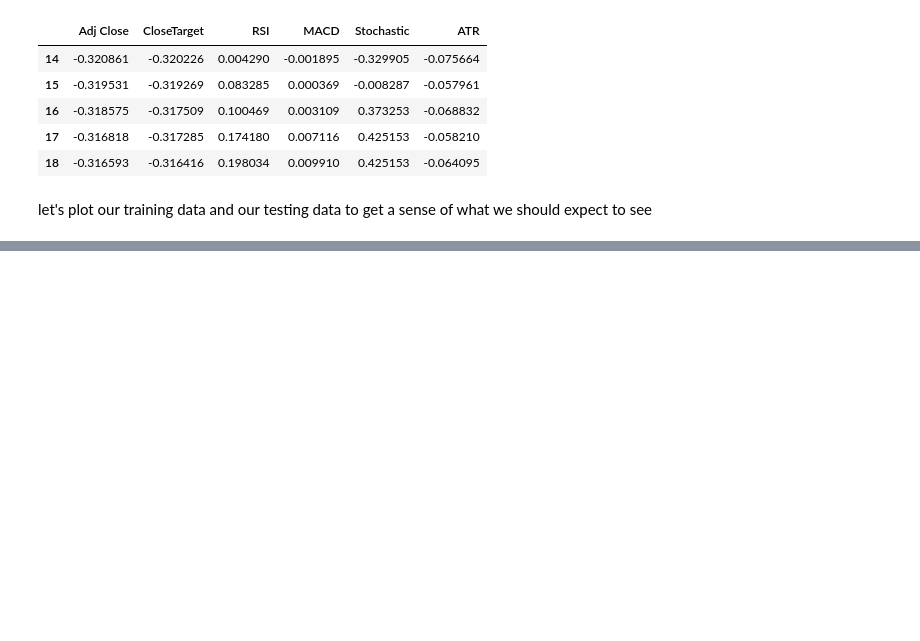
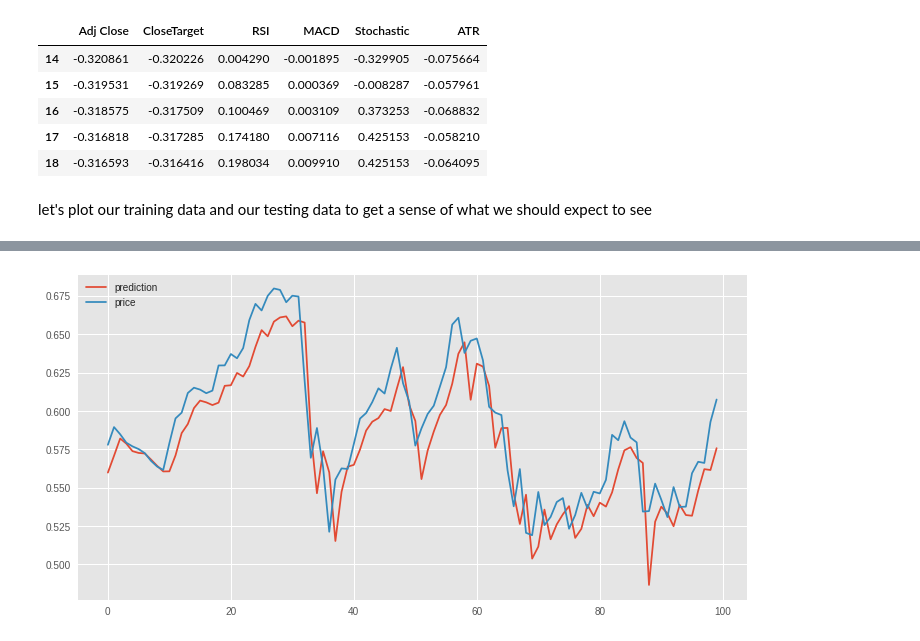
Before and after one commit to NamitraKali/Stock-Price-Prediction, a Jupyter notebook: RNN_Predictor.ipynb, the cells around one changed output, grey strips where cells are left out. Cells and saved outputs as stored; diff of their text form; code cells hidden in the pictures; blank space fills up the shorter version.

```diff
--- a/RNN_Predictor.ipynb
+++ b/RNN_Predictor.ipynb
@@ -361,0 +380,4 @@ ValueError: ignored
+# %%
+# Our input data for an LSTM has to have the shape (samples, time_steps, feature)
+trainX = trainX.reshape(samples, time_steps, features)
+print(trainX.shape[1:])
@@ -361,0 +388,13 @@ ValueError: ignored
+# %%
+# Now let's build our model
+model = Sequential()
+model.add(LSTM(5, input_shape=trainX.shape[1:])) # LSTM Layer with 5 nodes
+model.add(Dense(5)) # Regular fully connected layer with 5 nodes
+model.add(Dense(1)) # Output layer with 1 node to represent predicted price
+
+# Mean Squared Error is a really good loss function for Regression problems
+model.compile(loss='mean_squared_error', optimizer='adam')
+
+# We'll train our model for 1000 epochs
+# and it will take each point one at a time
+performance = model.fit(trainX, trainY, epochs=1000, batch_size=1)
@@ -361,0 +419,18 @@ ValueError: ignored
+# %%
+# Now that we trained our model let's feed in the testing data
+test_sample = len(testX)
+testing = testX.as_matrix()
+
+# reshape our testing data for the LSTM
+testing = testing.reshape(test_sample, 1, 5)
+
+prediction = model.predict(testing)
+
+# Let's plot our model's prediction against the test data
+plt.figure(figsize=(12, 6))
+plt.plot(list(range(len(prediction))), prediction, label='prediction')
+plt.plot(list(ranage(len(testY))), testY, label='price')
+plt.legend(loc='upper left')
+plt.show()
+# %% [output]
+[figure, added]
```
Also changed, not shown: parts of 15 cells of this notebook.
